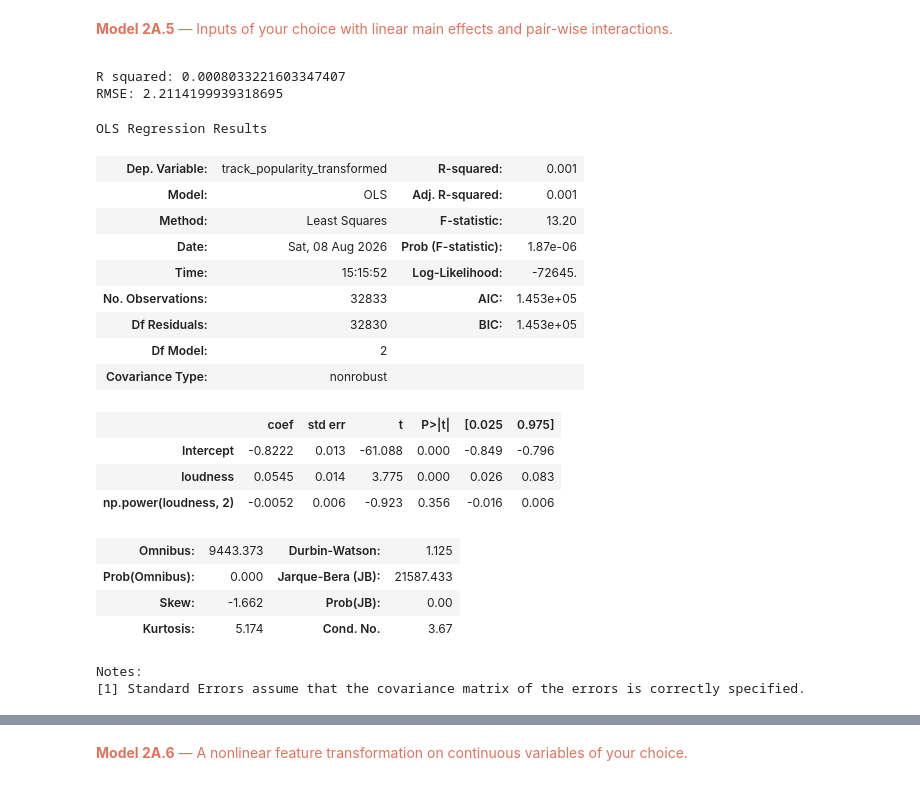
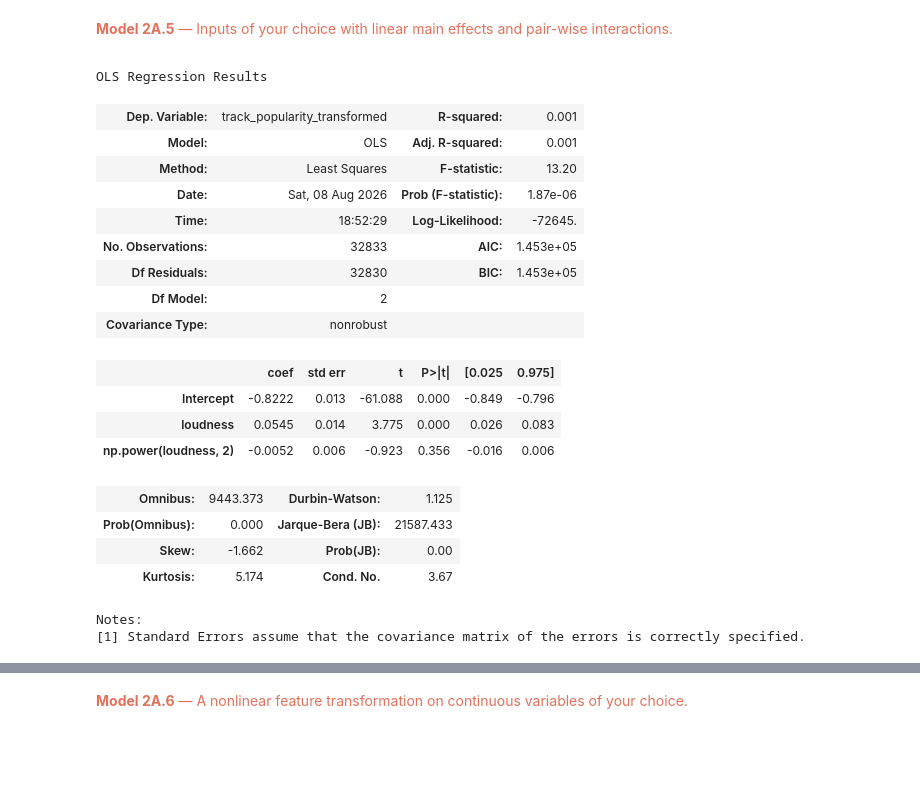
Before and after one commit to awomann/nba-prediction, a Jupyter notebook: Desktop/Coding/Pitt MDS/CMPINF2100/Final/Mann_Ashley_Final_Project_main.ipynb, the cells around one changed output, grey strips where cells are left out. Cells and saved outputs as stored; diff of their text form; code cells hidden in the pictures; blank space fills up the shorter version.

Commit message:
All questions for models 2a1 to 2a6 answered

```diff
--- a/Desktop/Coding/Pitt MDS/CMPINF2100/Final/Mann_Ashley_Final_Project_main.ipynb
+++ b/Desktop/Coding/Pitt MDS/CMPINF2100/Final/Mann_Ashley_Final_Project_main.ipynb
@@ -626,30 +626,16 @@ Notes:
 **Model 2A.5** — Inputs of your choice with linear main effects and pair-wise interactions.
 
 </span>
-# %%
-model_name = 'quadratic'
-model_2a6_formula = 'track_popularity_transformed ~ loudness + np.power(loudness, 2)'
-
-model_2a6 = smf.ols(model_2a6_formula, data = std_cont_df).fit()
-model_2a6_rsquared = model_2a6.rsquared
-print('R squared:', model_2a6_rsquared)
-
-model_2a6_preds = model_2a6.predict(std_cont_df)
-model_2a6_rmse = rmse(std_cont_df['track_popularity_transformed'], model_2a6_preds)
-print("RMSE:", model_2a6_rmse)
-# %% [output]
-R squared: 0.0008033221603347407
-RMSE: 2.2114199939318695
 # %%
-model_2a6 = smf.ols('track_popularity_transformed ~ loudness + np.power(loudness, 2)', data = std_cont_df).fit()
-model_2a6.summary()
+model_2a6_loudness = smf.ols('track_popularity_transformed ~ loudness + np.power(loudness, 2)', data = std_cont_df).fit()
+model_2a6_loudness.summary()
 # %% [output]
 OLS Regression Results
 | Dep. Variable: | track_popularity_transformed | R-squared: | 0.001 |
 | Model: | OLS | Adj. R-squared: | 0.001 |
 | Method: | Least Squares | F-statistic: | 13.20 |
 | Date: | Sat, 08 Aug 2026 | Prob (F-statistic): | 1.87e-06 |
-| Time: | 15:15:52 | Log-Likelihood: | -72645. |
+| Time: | 18:52:29 | Log-Likelihood: | -72645. |
 | No. Observations: | 32833 | AIC: | 1.453e+05 |
 | Df Residuals: | 32830 | BIC: | 1.453e+05 |
 | Df Model: | 2 |  |  |
```
Also changed, not shown: parts of 91 cells of this notebook, 1 other file.
